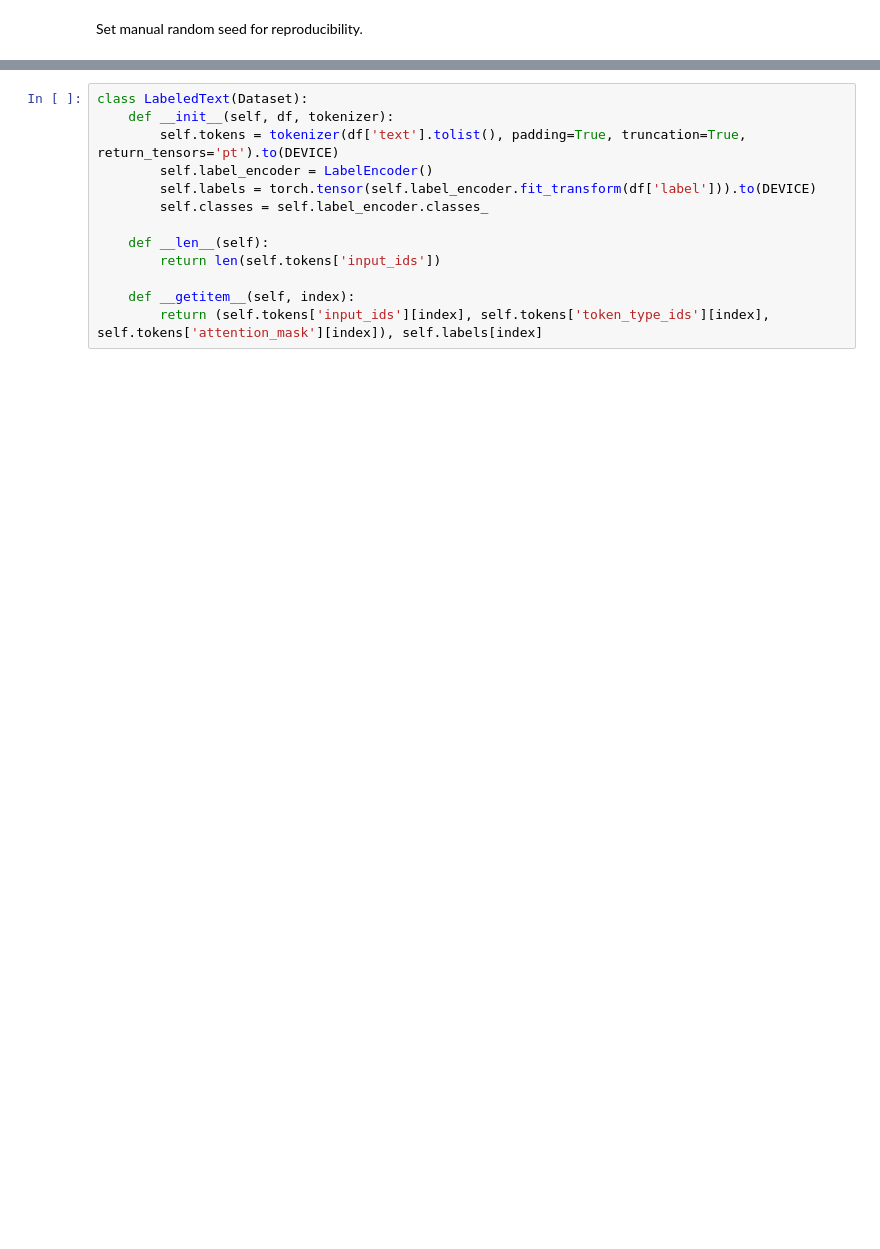
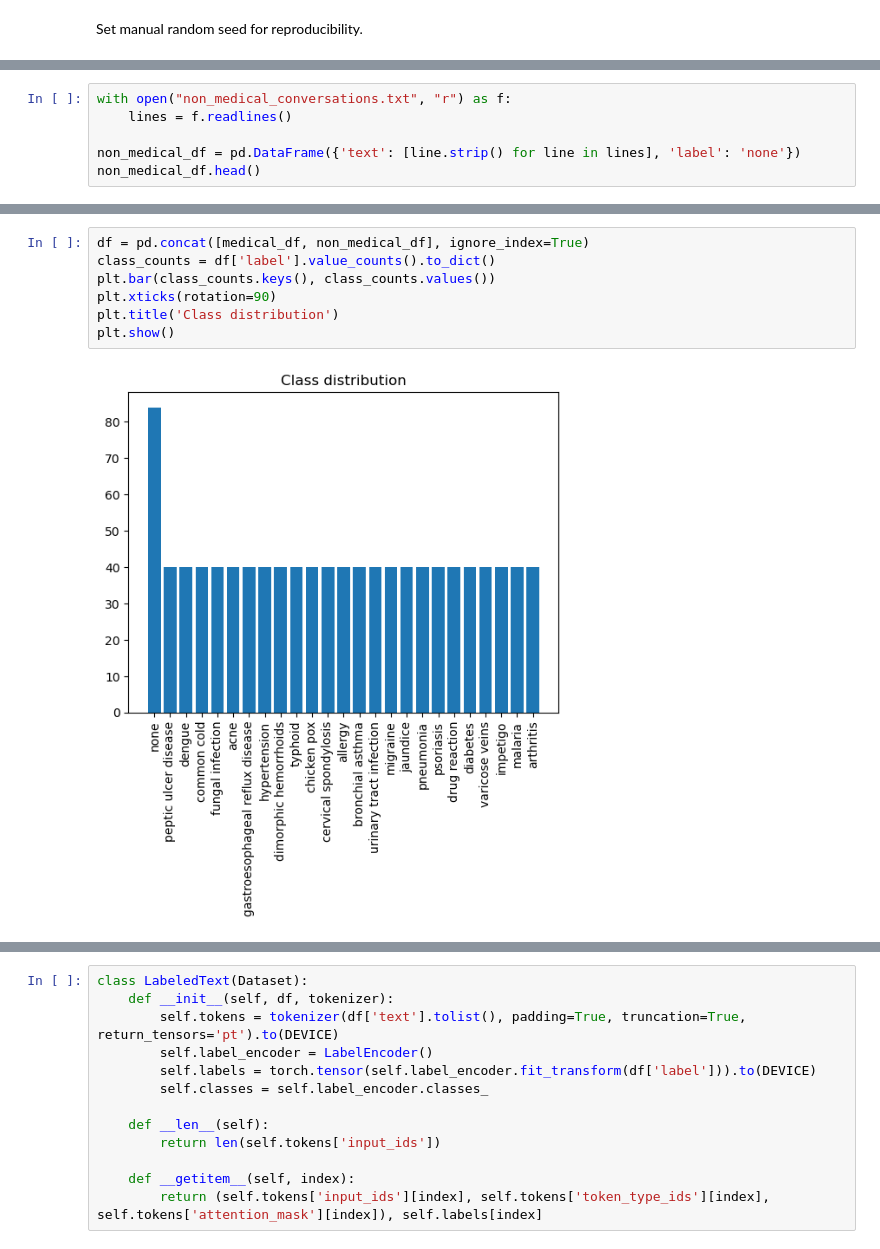
Before and after one commit to Mikael-Lenander/ai-doctor, a Jupyter notebook: main.ipynb, the cells around one changed output, grey strips where cells are left out. Saved outputs shown, nothing was run; the diff lists cells and outputs as text; blank space fills up the shorter version.

```diff
--- a/main.ipynb
+++ b/main.ipynb
@@ -56,0 +56,6 @@ E0000 00:00:1735543973.093396  517103 cuda_blas.cc:1418] Unable to register cuBL
+# %%
+with open("non_medical_conversations.txt", "r") as f:
+    lines = f.readlines()
+
+non_medical_df = pd.DataFrame({'text': [line.strip() for line in lines], 'label': 'none'})
+non_medical_df.head()
@@ -56,0 +69,9 @@ E0000 00:00:1735543973.093396  517103 cuda_blas.cc:1418] Unable to register cuBL
+# %%
+df = pd.concat([medical_df, non_medical_df], ignore_index=True)
+class_counts = df['label'].value_counts().to_dict()
+plt.bar(class_counts.keys(), class_counts.values())
+plt.xticks(rotation=90)
+plt.title('Class distribution')
+plt.show()
+# %% [output]
+[figure, added]
```
Also changed, not shown: parts of 59 cells of this notebook, 8 other files.
